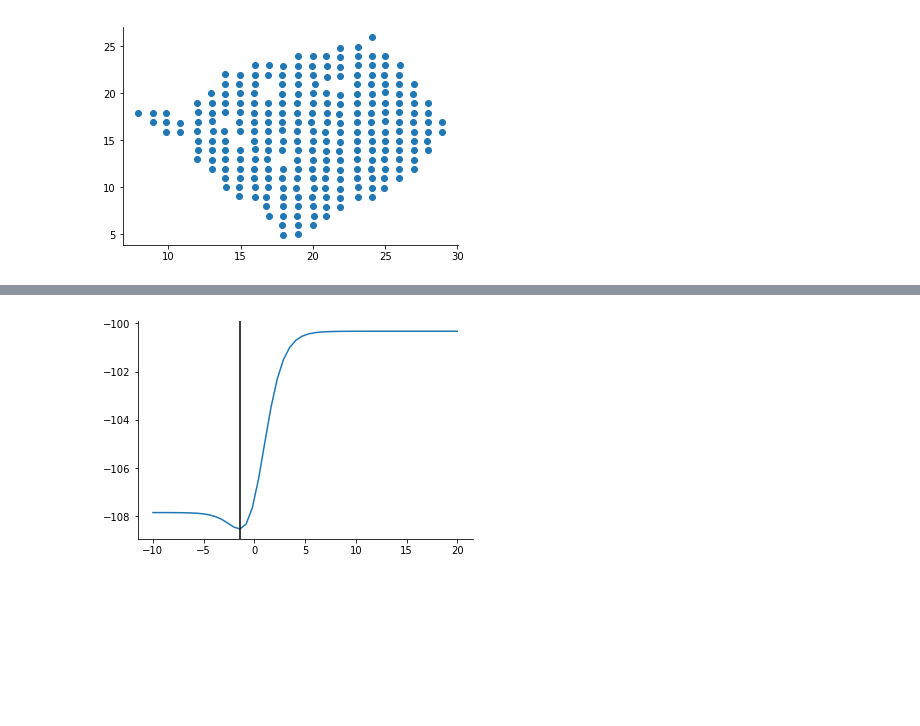
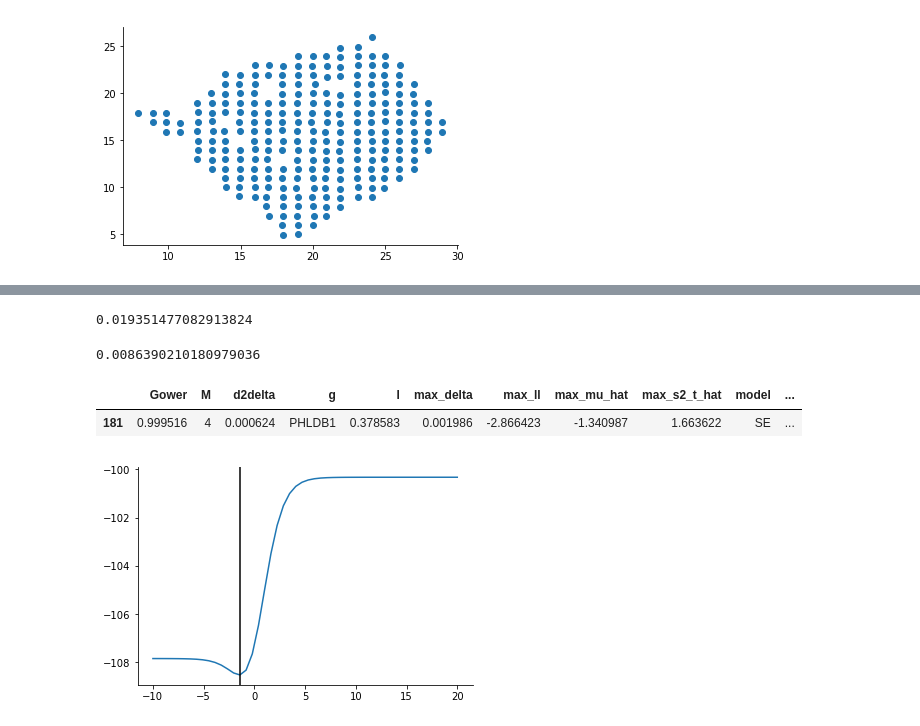
Before and after one commit to Teichlab/SpatialDE, a Jupyter notebook: Analysis/BreastCancer/Standard Errors.ipynb, the cells around one changed output, grey strips where cells are left out. Drawn from its saved outputs; the diff is of its cells as text; code cells hidden in the pictures; blank space fills up the shorter version.

```diff
--- a/Analysis/BreastCancer/Standard Errors.ipynb
+++ b/Analysis/BreastCancer/Standard Errors.ipynb
@@ -99,0 +115,4 @@ derivative(LL_obj, x0, n=2)
+# %%
+s2_s2_t_hat
+# %% [output]
+0.019351477082913824
@@ -100,3 +125,12 @@ derivative(LL_obj, x0, n=2)
+# %%
+derivative(FSV, x0, n=1) ** 2 * s2_delta
+# %% [output]
+0.0086390210180979036
+# %%
+bad_gene
+# %% [output]
+|  | Gower | M | d2delta | g | l | max_delta | max_ll | max_mu_hat | max_s2_t_hat | model | ... |
+| 181 | 0.999516 | 4 | 0.000624 | PHLDB1 | 0.378583 | 0.001986 | -2.866423 | -1.340987 | 1.663622 | SE | ... |
 # %%
 plt.plot(logdeltas, lls);
 plt.axvline(np.log(bad_gene.max_delta.values[0]), c='k');
```
Also changed, not shown: parts of 12 cells of this notebook, 1 other file.
